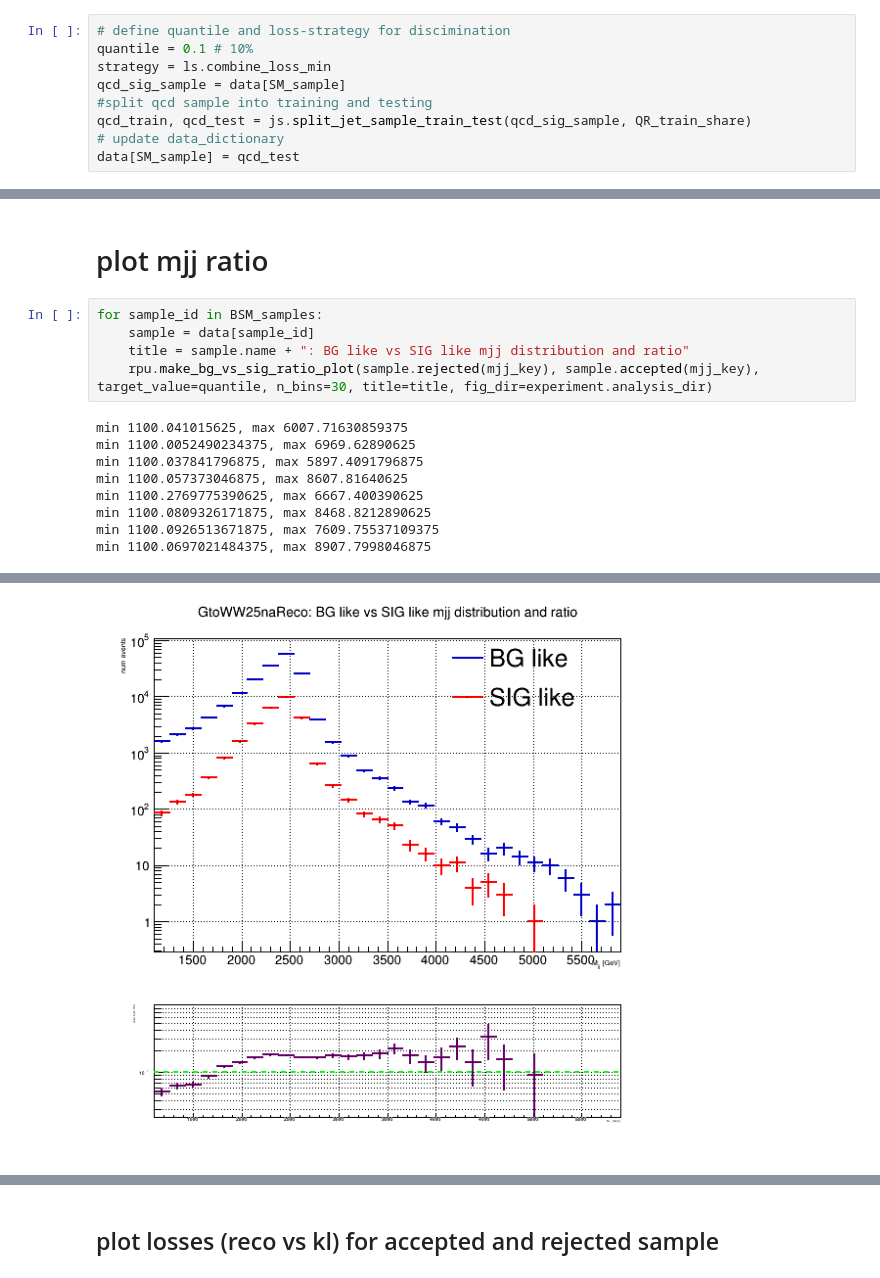
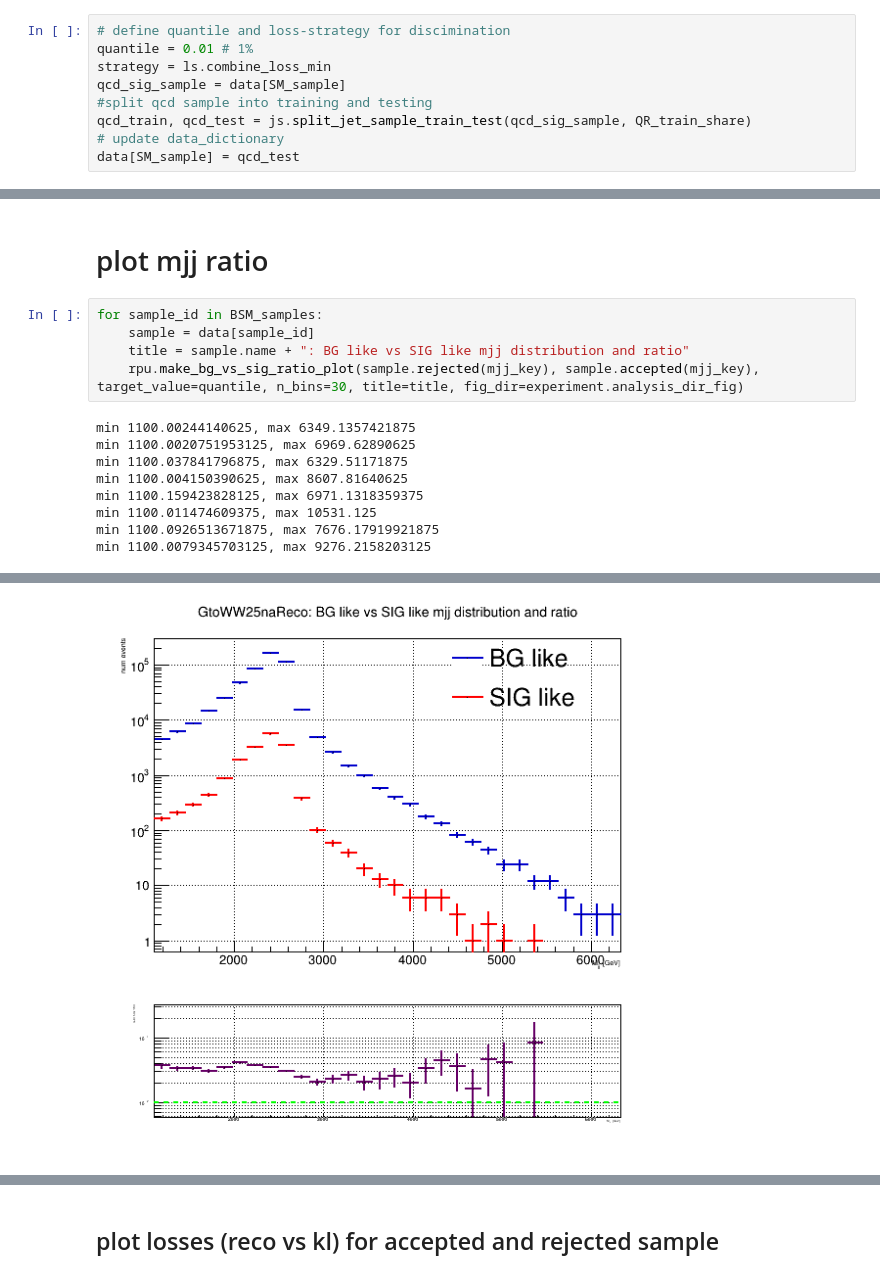
Before and after one commit to kingusiu/dadrah, a Jupyter notebook: main.ipynb, the cells around one changed output, grey strips where cells are left out. Cells and saved outputs as stored; diff of their text form.

```diff
--- a/main.ipynb
+++ b/main.ipynb
@@ -48,7 +48,7 @@ num events read in dir  205020
 split into discriminator train and test-set
 # %%
 # define quantile and loss-strategy for discimination
-quantile = 0.1 # 10%
+quantile = 0.01 # 1%
 strategy = ls.combine_loss_min
 qcd_sig_sample = data[SM_sample]
 #split qcd sample into training and testing
@@ -187,16 +190,16 @@ an.print_discriminator_efficiency_table(data)
 for sample_id in BSM_samples:
     sample = data[sample_id]
     title = sample.name + ": BG like vs SIG like mjj distribution and ratio"
-    rpu.make_bg_vs_sig_ratio_plot(sample.rejected(mjj_key), sample.accepted(mjj_key), target_value=quantile, n_bins=30, title=title, fig_dir=experiment.analysis_dir)
+    rpu.make_bg_vs_sig_ratio_plot(sample.rejected(mjj_key), sample.accepted(mjj_key), target_value=quantile, n_bins=30, title=title, fig_dir=experiment.analysis_dir_fig)
 # %% [output]
-min 1100.041015625, max 6007.71630859375
-min 1100.0052490234375, max 6969.62890625
-min 1100.037841796875, max 5897.4091796875
-min 1100.057373046875, max 8607.81640625
-min 1100.2769775390625, max 6667.400390625
-min 1100.0809326171875, max 8468.8212890625
-min 1100.0926513671875, max 7609.75537109375
-min 1100.0697021484375, max 8907.7998046875
+min 1100.00244140625, max 6349.1357421875
+min 1100.0020751953125, max 6969.62890625
+min 1100.037841796875, max 6329.51171875
+min 1100.004150390625, max 8607.81640625
+min 1100.159423828125, max 6971.1318359375
+min 1100.011474609375, max 10531.125
+min 1100.0926513671875, max 7676.17919921875
+min 1100.0079345703125, max 9276.2158203125
 Warning in <TH1D::Sumw2>: Sum of squares of weights structure already created
 Info in <TCanvas::Print>: jpg file /eos/home-k/kiwoznia/data/VAE_results/bump_hunt_results/run_101/GtoWW15naReco:_BG_like_vs_SIG_like_mjj_distribution_and_ratio.jpg has been created
 Warning in <TH1D::Sumw2>: Sum of squares of weights structure already created
@@ -218 +221 @@ Info in <TCanvas::Print>: jpg file /eos/home-k/kiwoznia/data/VAE_results/bump_hu
-[figure, old version]
+[figure, new version]
```
Also changed, not shown: parts of 13 cells of this notebook, 4 other files.
